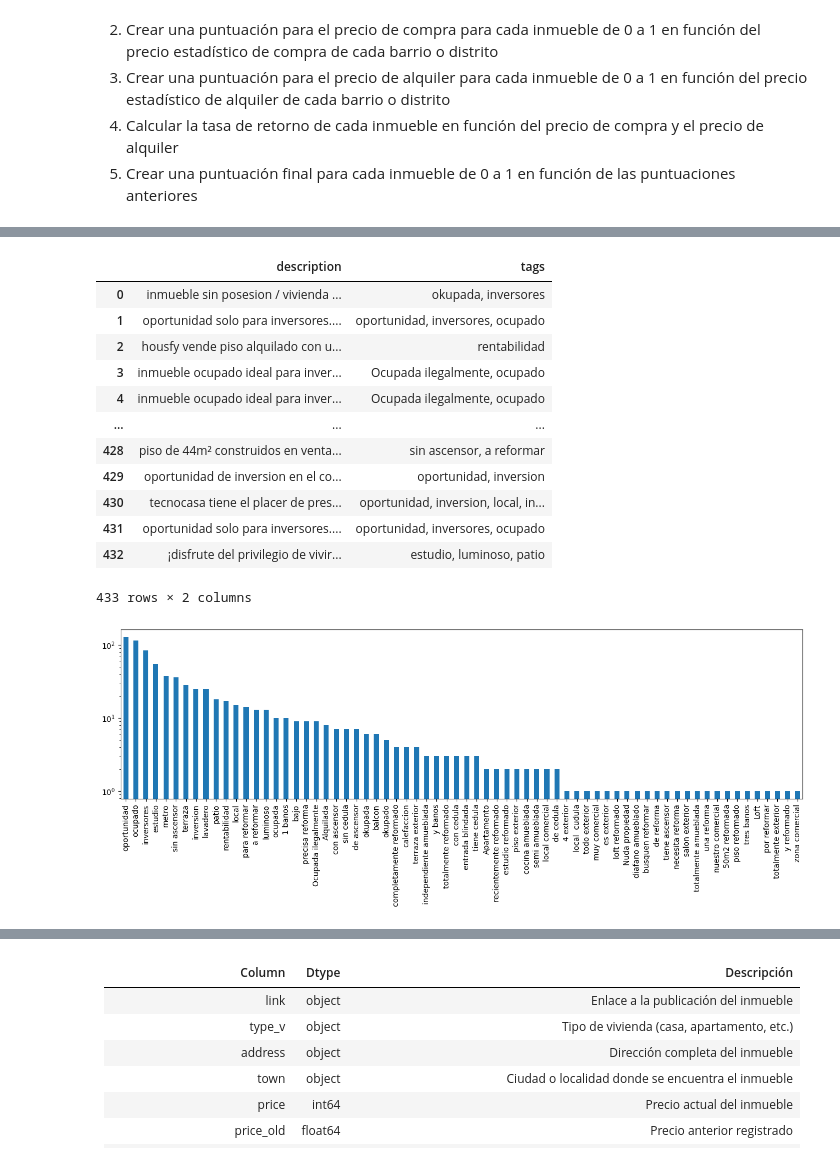
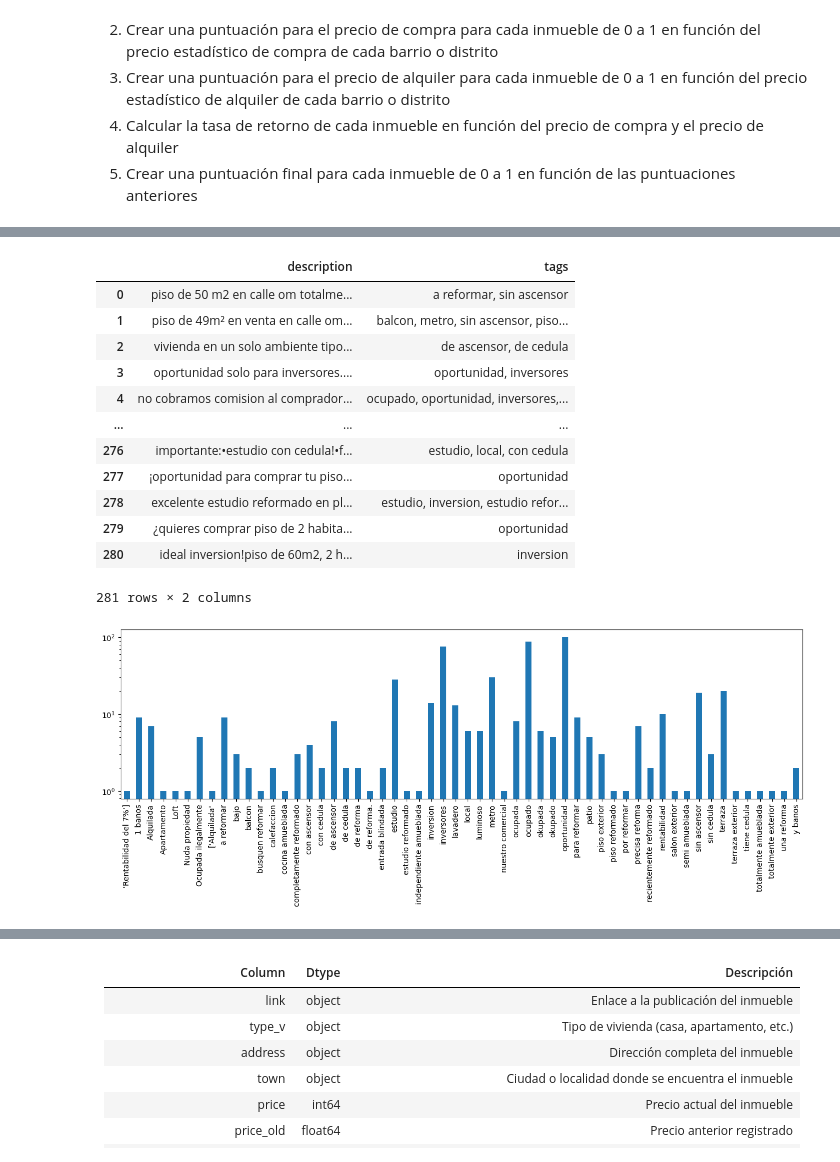
Before and after one commit to germanztz/realadvisor, a Jupyter notebook: realadvisor_03_pisos.ipynb, the cells around one changed output, grey strips where cells are left out. Saved outputs shown, nothing was run; the diff lists cells and outputs as text; code cells hidden in the pictures.

```diff
--- a/realadvisor_03_pisos.ipynb
+++ b/realadvisor_03_pisos.ipynb
@@ -26,9 +26,9 @@ pisos = pd.read_csv('datasets/idealista_datafile.csv')
 indicadores = pd.read_csv('datasets/gen_indicadores.csv')
 
 # convertir los campos price y price_old a enteros, interpretando el punto como separador de miles
-pisos[['price','price_old']] = (pisos[['price','price_old']].fillna(0) * 1000).astype(int).replace(0, np.nan)
+pisos[['price','price_old']] = (pisos[['price','price_old']].fillna(0)).astype(int).replace(0, np.nan)
 
 
-display(pisos)
+display(pisos.info())
 display(indicadores)
 # %% [output]
@@ -153,7 +159,7 @@ pisos['description'] = pisos['description'].fillna("")
 
 # Lista de palabras clave para el análisis inmobiliario
 single_keywords = [
-    "inversi.n", "oportunidad" , "rendimiento", "renta.ilidad", "inversores", "o.upad.",
+    "inversi.n", "oportunidad" , "rendimiento", "renta.ilidad", "inversores", "o.upad.", "afectad."
     "rehabilitad.", "metro",
     "estacionamiento", "calefacci.n", "la.adero",
     "terraza", "luminoso", "balc.n", "patio",
@@ -196,27 +202,27 @@ pisos['tags'] = pisos.apply(lambda row: extract_tags(row, pattern_double), axis=
 display(pisos[['description', 'tags']])
 # %% [output]
 |  | description | tags |
-| 0 | inmueble sin posesion / vivienda ... | okupada, inversores |
-| 1 | oportunidad solo para inversores.... | oportunidad, inversores, ocupado |
-| 2 | housfy vende piso alquilado con u... | rentabilidad |
-| 3 | inmueble ocupado ideal para inver... | Ocupada ilegalmente, ocupado |
-| 4 | inmueble ocupado ideal para inver... | Ocupada ilegalmente, ocupado |
+| 0 | piso de 50 m2 en calle om totalme... | a reformar, sin ascensor |
+| 1 | piso de 49m² en venta en calle om... | balcon, metro, sin ascensor, piso... |
+| 2 | vivienda en un solo ambiente tipo... | de ascensor, de cedula |
+| 3 | oportunidad solo para inversores.... | oportunidad, inversores |
+| 4 | no cobramos comision al comprador... | ocupado, oportunidad, inversores,... |
 | ... | ... | ... |
-| 428 | piso de 44m² construidos en venta... | sin ascensor, a reformar |
-| 429 | oportunidad de inversion en el co... | oportunidad, inversion |
-| 430 | tecnocasa tiene el placer de pres... | oportunidad, inversion, local, in... |
-| 431 | oportunidad solo para inversores.... | oportunidad, inversores, ocupado |
-| 432 | ¡disfrute del privilegio de vivir... | estudio, luminoso, patio |
+| 276 | importante:•estudio con cedula!•f... | estudio, local, con cedula |
+| 277 | ¡oportunidad para comprar tu piso... | oportunidad |
+| 278 | excelente estudio reformado en pl... | estudio, inversion, estudio refor... |
+| 279 | ¿quieres comprar piso de 2 habita... | oportunidad |
+| 280 | ideal inversion!piso de 60m2, 2 h... | inversion |
-433 rows × 2 columns
+281 rows × 2 columns
 # %%
 
 # Split tags into individual words and count occurrences
 tag_counts = pd.Series([word.strip() for tags_list in pisos['tags'].str.split(',') for word in tags_list if word.strip()]).value_counts()
 # Plot the tag counts
-tag_counts.plot(kind='bar', figsize=(16,4), logy=True)
+tag_counts.sort_index().plot(kind='bar', figsize=(16,4), logy=True)
 plt.show()
 # %% [output]
-[figure, old version]
+[figure, new version]
 # %%
 from difflib import SequenceMatcher
 
```
Also changed, not shown: parts of 9 cells of this notebook, 11 other files.
